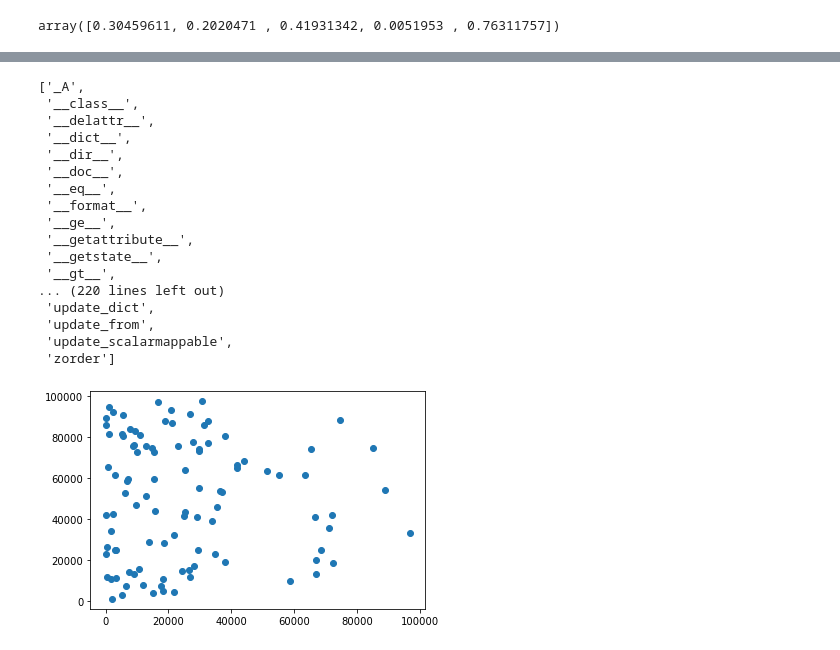
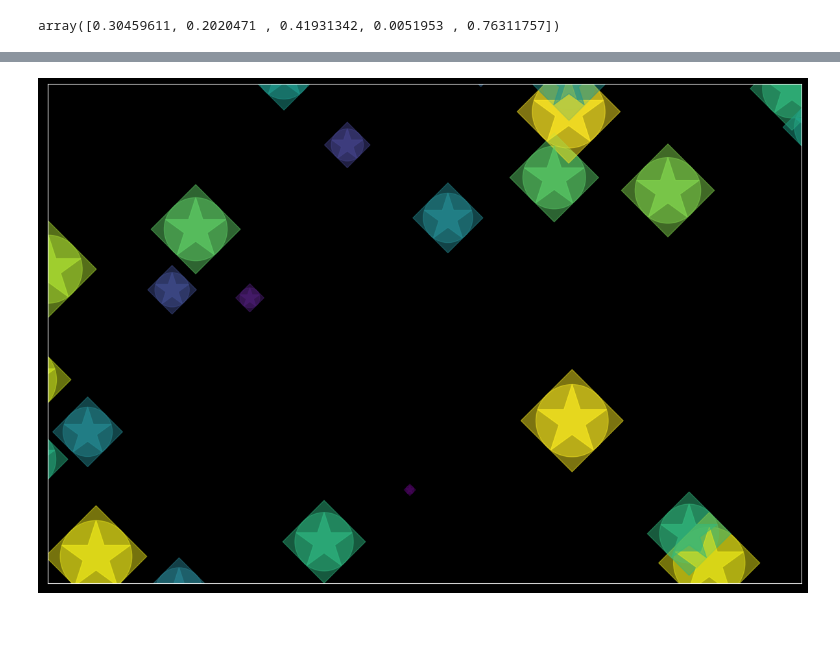
Before and after one commit to ericgitonga/sanaa, a Jupyter notebook: scatter-np-plt/sc-np-plt-scratchpad.ipynb, the cells around one changed output, grey strips where cells are left out. Cells and saved outputs as stored; diff of their text form; code cells hidden in the pictures; blank space fills up the shorter version.

```diff
--- a/scatter-np-plt/sc-np-plt-scratchpad.ipynb
+++ b/scatter-np-plt/sc-np-plt-scratchpad.ipynb
@@ -78,19 +79,0 @@ plt.show();
-# %%
-dfs = df.sample(1000)
-
-style = np.random.choice(["dark_background"])#, "fivethirtyeight", "ggplot"])
-plt.style.use(style)
-plt.figure(figsize=(15,10))
-
-plt.xticks([])
-plt.yticks([])
-
-plt.xlim(10000,20000)
-plt.ylim(10000,20000)
-
-for i in range(3):
-    marker = np.random.choice([".",",","o","v","^","<",">","1","2","3","4","8","s","p","P",
-                               "*","h","H","+","x","X","d","D","|","_"])
-    plt.scatter(dfs["x"], dfs["y"], marker=marker, c=dfs["value"], s=dfs["value"]/10, alpha=0.5)
-
-plt.show();
@@ -120,21 +80,21 @@ ms.available
-# %%
-dir(plt.scatter(dfs["x"],dfs["y"]))
-# %% [output]
-['_A',
- '__class__',
- '__delattr__',
- '__dict__',
- '__dir__',
- '__doc__',
- '__eq__',
- '__format__',
- '__ge__',
- '__getattribute__',
- '__getstate__',
- '__gt__',
-... (220 lines left out)
- 'update_dict',
- 'update_from',
- 'update_scalarmappable',
- 'zorder']
-[figure, removed]
+# %%
+dfs = df.sample(1000)
+
+style = np.random.choice(["dark_background"])#, "fivethirtyeight", "ggplot"])
+plt.style.use(style)
+plt.figure(figsize=(15,10))
+
+plt.xticks([])
+plt.yticks([])
+
+plt.xlim(10000,20000)
+plt.ylim(10000,20000)
+
+for i in range(4):
+    marker = np.random.choice(["o","*","D"])#,",","^","<",">","1","2","3","4",".","s","p","P",
+#                                "v","h","H","+","x","X","d","8","|","_"])
+    plt.scatter(dfs["x"], dfs["y"], marker=marker, c=dfs["value"], s=dfs["value"]/10, alpha=0.5)
+
+plt.show();
+# %% [output]
+[figure, added]
```
Also changed, not shown: parts of 12 cells of this notebook.
